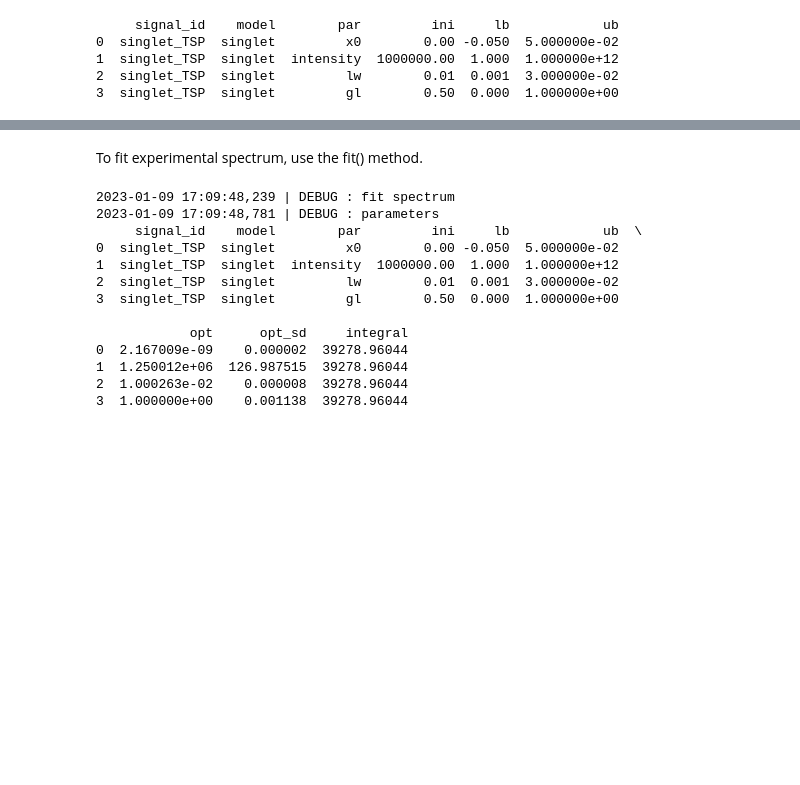
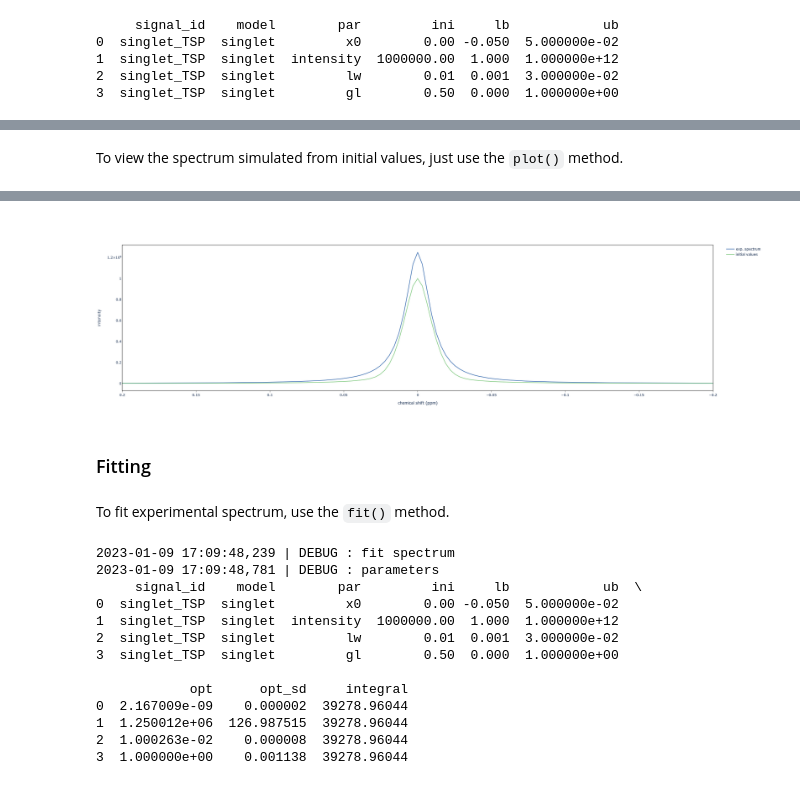
Before and after one commit to NMRTeamTBI/MultiNMRFit, a Jupyter notebook: example/example.ipynb, the cells around one changed output, grey strips where cells are left out. Drawn from its saved outputs; the diff is of its cells as text; code cells hidden in the pictures; blank space fills up the shorter version.

```diff
--- a/example/example.ipynb
+++ b/example/example.ipynb
@@ -174,0 +198,7 @@ print(sp.params)
+# %% [markdown]
+To view the spectrum simulated from initial values, just use the `plot()` method.
+# %%
+fig = sp.plot(ini=True)
+fig.update_layout(autosize=False, width=900, height=700)
+fig.show()
+# %% [output]
@@ -175,5 +206,8 @@ print(sp.params)
+[figure, added]
+# %% [markdown]
+### Fitting
 # %% [markdown]
-To fit experimental spectrum, use the fit() method.
+To fit experimental spectrum, use the `fit()` method.
 # %%
 sp.fit()
 # %% [output]
```
Also changed, not shown: parts of 17 cells of this notebook.
